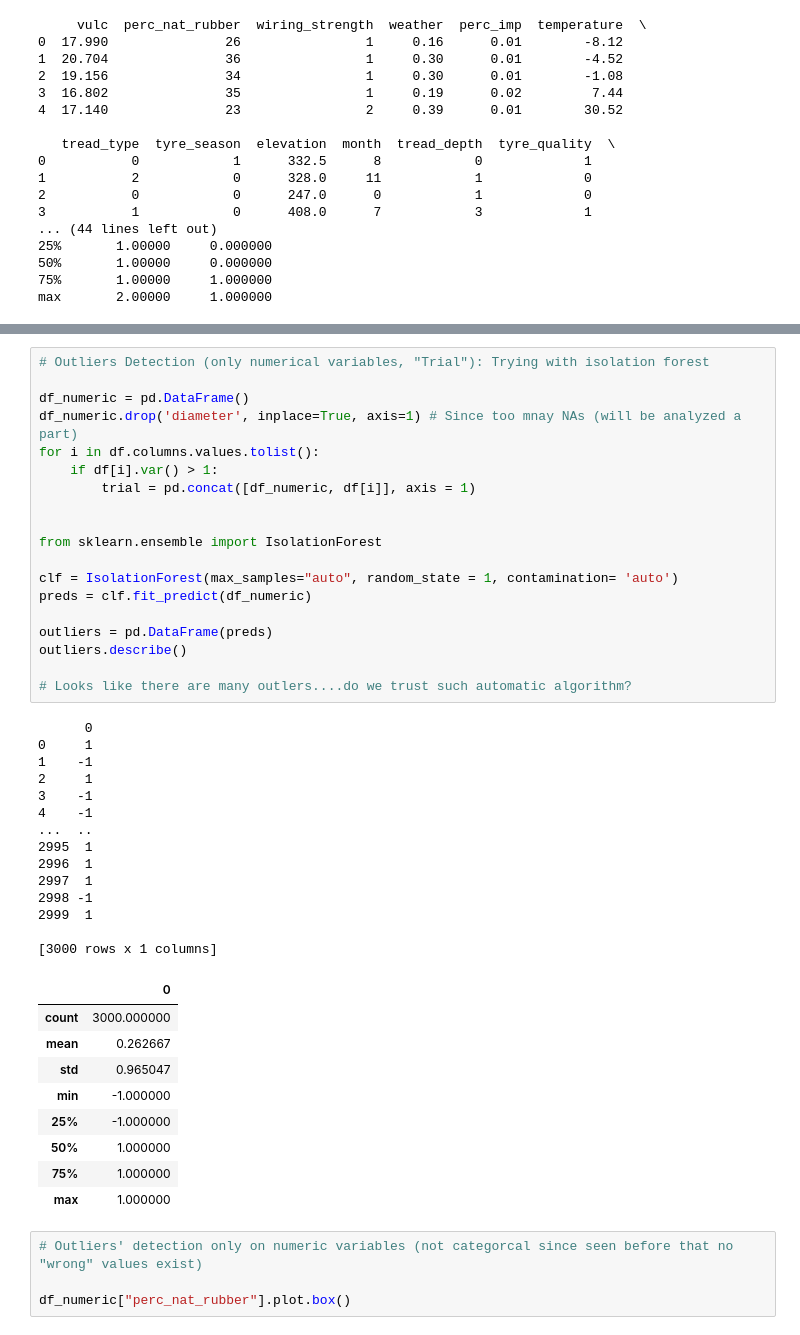
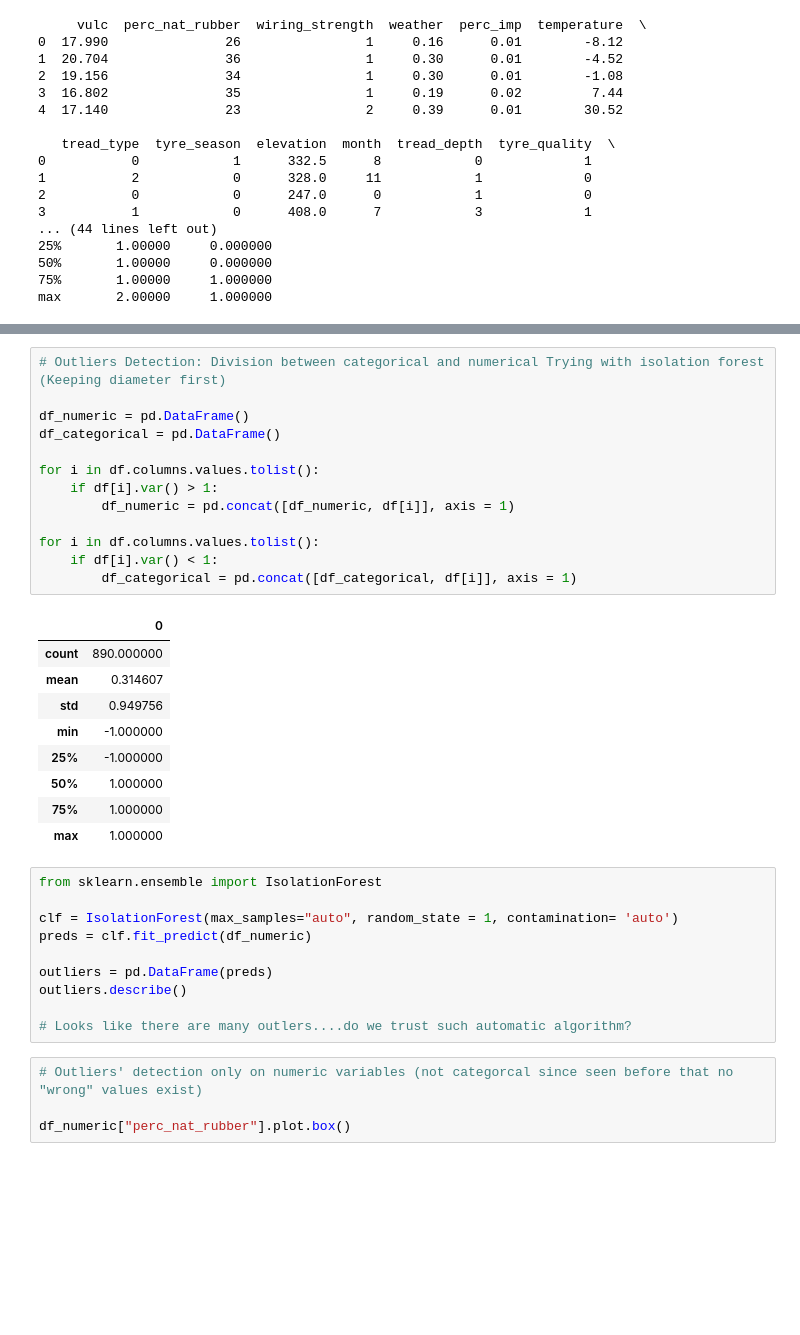
Before and after one commit to dodogro/ML_Project, a Jupyter notebook: script/eda.ipynb, the cells around one changed output, grey strips where cells are left out. Saved outputs shown, nothing was run; the diff lists cells and outputs as text; blank space fills up the shorter version.

```diff
--- a/script/eda.ipynb
+++ b/script/eda.ipynb
@@ -97,16 +100,30 @@ dtype: bool
 | 2996 | 17.076 | 30 | 1 | 0.22 | 0.00 | -1.44 | 1 | 1 | ... |
 | 2997 | 16.170 | 33 | 1 | 0.39 | 0.01 | -3.44 | 1 | 0 | ... |
 2110 rows × 16 columns
+# %%
+# Outliers Detection: Division between categorical and numerical Trying with isolation forest (Keeping diameter first)
+
+df_numeric = pd.DataFrame()
+df_categorical = pd.DataFrame()
+
+for i in df.columns.values.tolist():
+    if df[i].var() > 1:
+        df_numeric = pd.concat([df_numeric, df[i]], axis = 1)
+
+for i in df.columns.values.tolist():
+    if df[i].var() < 1:
+        df_categorical = pd.concat([df_categorical, df[i]], axis = 1)
+# %% [output]
+|  | 0 |
+| count | 890.000000 |
+| mean | 0.314607 |
+| std | 0.949756 |
+| min | -1.000000 |
+| 25% | -1.000000 |
+| 50% | 1.000000 |
+| 75% | 1.000000 |
+| max | 1.000000 |
 # %%
-# Outliers Detection (only numerical variables, "Trial"): Trying with isolation forest
-
-df_numeric = pd.DataFrame()
-df_numeric.drop('diameter', inplace=True, axis=1) # Since too mnay NAs (will be analyzed a part)
-for i in df.columns.values.tolist():
-    if df[i].var() > 1:
-        trial = pd.concat([df_numeric, df[i]], axis = 1)
-
-
 from sklearn.ensemble import IsolationForest
 
 clf = IsolationForest(max_samples="auto", random_state = 1, contamination= 'auto')
@@ -116,30 +133,6 @@ outliers = pd.DataFrame(preds)
 outliers.describe()
 
 # Looks like there are many outlers....do we trust such automatic algorithm?
-# %% [output]
-      0
-0     1
-1    -1
-2     1
-3    -1
-4    -1
-...  ..
-2995  1
-2996  1
-2997  1
-2998 -1
-2999  1
-
-[3000 rows x 1 columns]
-|  | 0 |
-| count | 3000.000000 |
-| mean | 0.262667 |
-| std | 0.965047 |
-| min | -1.000000 |
-| 25% | -1.000000 |
-| 50% | 1.000000 |
-| 75% | 1.000000 |
-| max | 1.000000 |
 # %%
 # Outliers' detection only on numeric variables (not categorcal since seen before that no "wrong" values exist)
 
```
Also changed, not shown: parts of 4 cells of this notebook.
